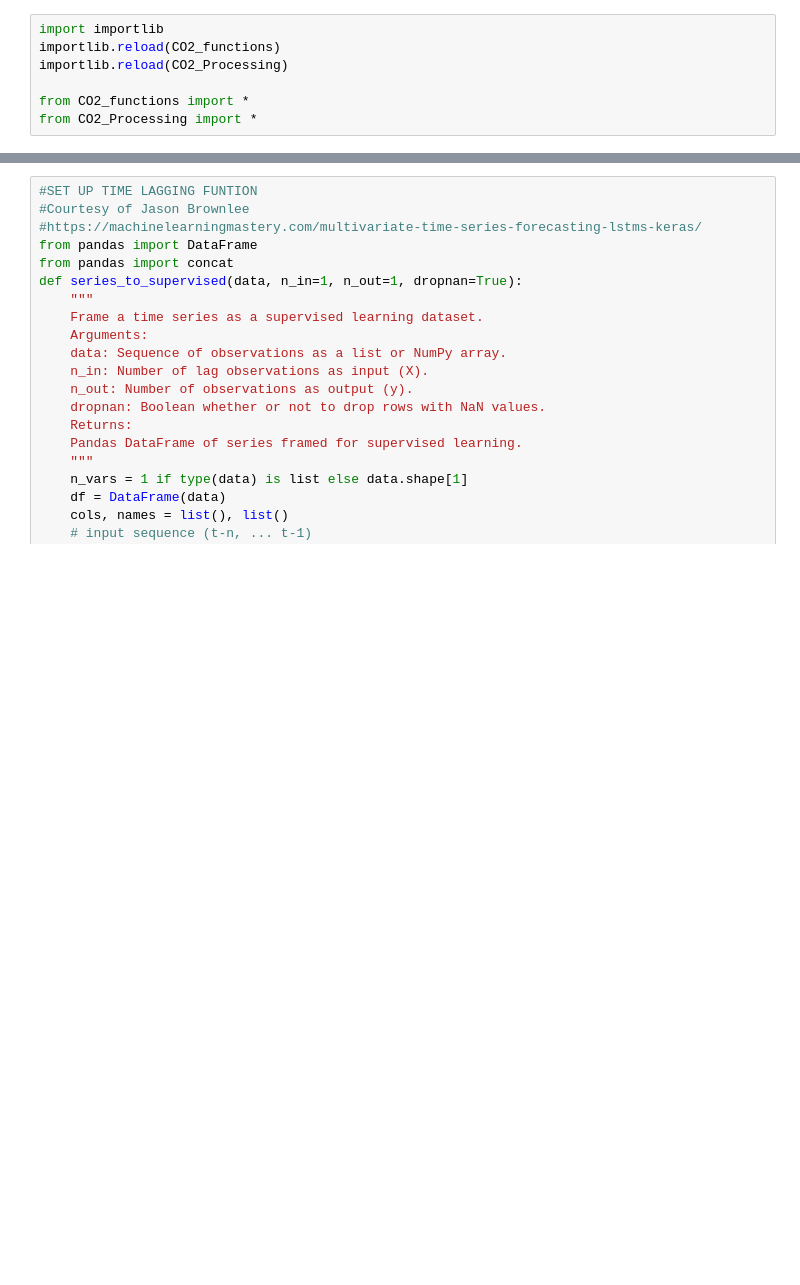
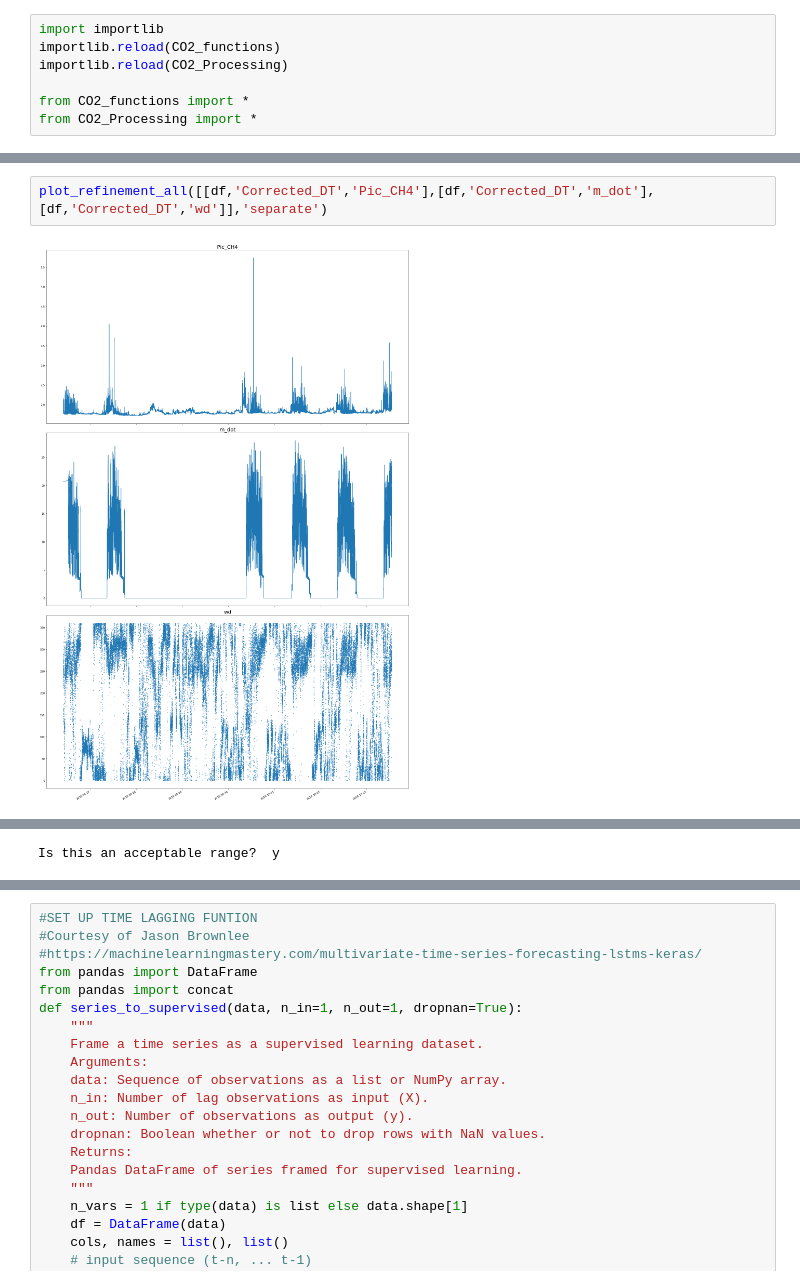
Before and after one commit to agmeyer4/CO2_Eddy, a Jupyter notebook: ML.ipynb, the cells around one changed output, grey strips where cells are left out. Drawn from its saved outputs; the diff is of its cells as text; blank space fills up the shorter version.

```diff
--- a/ML.ipynb
+++ b/ML.ipynb
@@ -77,0 +89,4 @@ df1.tail(60)
+# %%
+plot_refinement_all([[df,'Corrected_DT','Pic_CH4'],[df,'Corrected_DT','m_dot'],[df,'Corrected_DT','wd']],'separate')
+# %% [output]
+[figure, added]
@@ -77,0 +109 @@ df1.tail(60)
+Is this an acceptable range?  y
```
Also changed, not shown: parts of 24 cells of this notebook.
